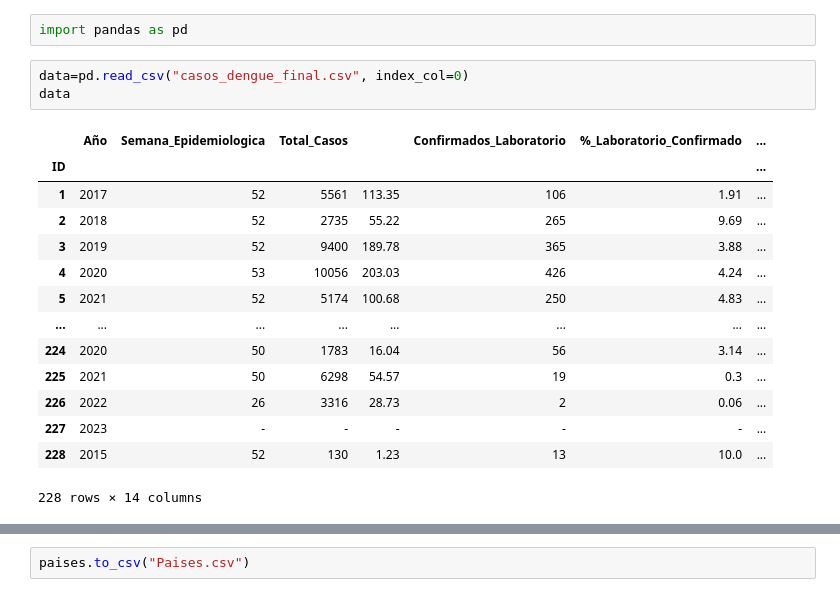
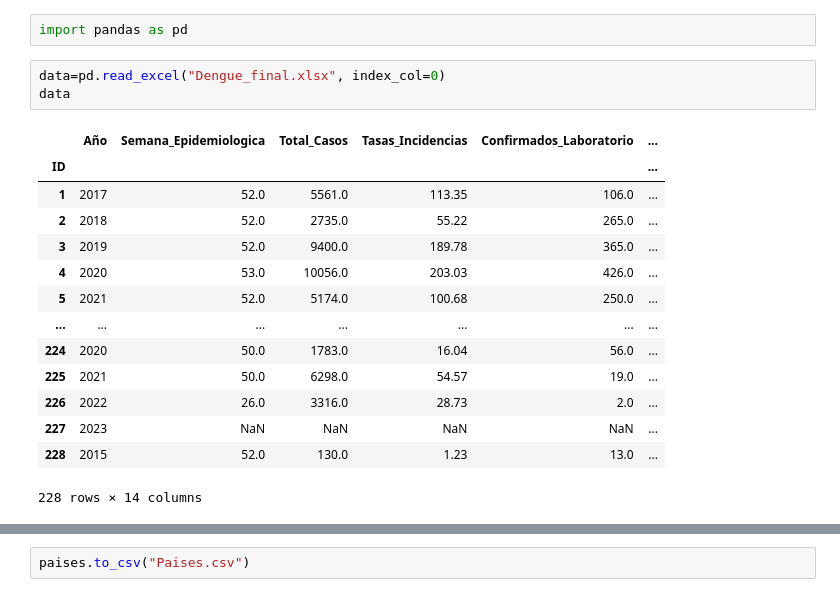
Before and after one commit to LauraGenesis/c18-69-m-data-bi, a Jupyter notebook: limpieza.ipynb, the cells around one changed output, grey strips where cells are left out. Drawn from its saved outputs; the diff is of its cells as text.

```diff
--- a/limpieza.ipynb
+++ b/limpieza.ipynb
@@ -285,22 +218,22 @@ datos.to_csv("casos_dengue_final.csv")
 # %%
 import pandas as pd
 # %%
-data=pd.read_csv("casos_dengue_final.csv", index_col=0)
+data=pd.read_excel("Dengue_final.xlsx", index_col=0)
 data
 # %% [output]
-|  | Año | Semana_Epidemiologica | Total_Casos |  | Confirmados_Laboratorio | %_Laboratorio_Confirmado | ... |
-| ID |  |  |  |  |  |  | ... |
-| 1 | 2017 | 52 | 5561 | 113.35 | 106 | 1.91 | ... |
-| 2 | 2018 | 52 | 2735 | 55.22 | 265 | 9.69 | ... |
-| 3 | 2019 | 52 | 9400 | 189.78 | 365 | 3.88 | ... |
-| 4 | 2020 | 53 | 10056 | 203.03 | 426 | 4.24 | ... |
-| 5 | 2021 | 52 | 5174 | 100.68 | 250 | 4.83 | ... |
-| ... | ... | ... | ... | ... | ... | ... | ... |
-| 224 | 2020 | 50 | 1783 | 16.04 | 56 | 3.14 | ... |
-| 225 | 2021 | 50 | 6298 | 54.57 | 19 | 0.3 | ... |
-| 226 | 2022 | 26 | 3316 | 28.73 | 2 | 0.06 | ... |
-| 227 | 2023 | - | - | - | - | - | ... |
-| 228 | 2015 | 52 | 130 | 1.23 | 13 | 10.0 | ... |
+|  | Año | Semana_Epidemiologica | Total_Casos | Tasas_Incidencias | Confirmados_Laboratorio | ... |
+| ID |  |  |  |  |  | ... |
+| 1 | 2017 | 52.0 | 5561.0 | 113.35 | 106.0 | ... |
+| 2 | 2018 | 52.0 | 2735.0 | 55.22 | 265.0 | ... |
+| 3 | 2019 | 52.0 | 9400.0 | 189.78 | 365.0 | ... |
+| 4 | 2020 | 53.0 | 10056.0 | 203.03 | 426.0 | ... |
+| 5 | 2021 | 52.0 | 5174.0 | 100.68 | 250.0 | ... |
+| ... | ... | ... | ... | ... | ... | ... |
+| 224 | 2020 | 50.0 | 1783.0 | 16.04 | 56.0 | ... |
+| 225 | 2021 | 50.0 | 6298.0 | 54.57 | 19.0 | ... |
+| 226 | 2022 | 26.0 | 3316.0 | 28.73 | 2.0 | ... |
+| 227 | 2023 | NaN | NaN | NaN | NaN | ... |
+| 228 | 2015 | 52.0 | 130.0 | 1.23 | 13.0 | ... |
 228 rows × 14 columns
 # %%
 datos.describe()
```
Also changed, not shown: parts of 24 cells of this notebook, 3 other files.
